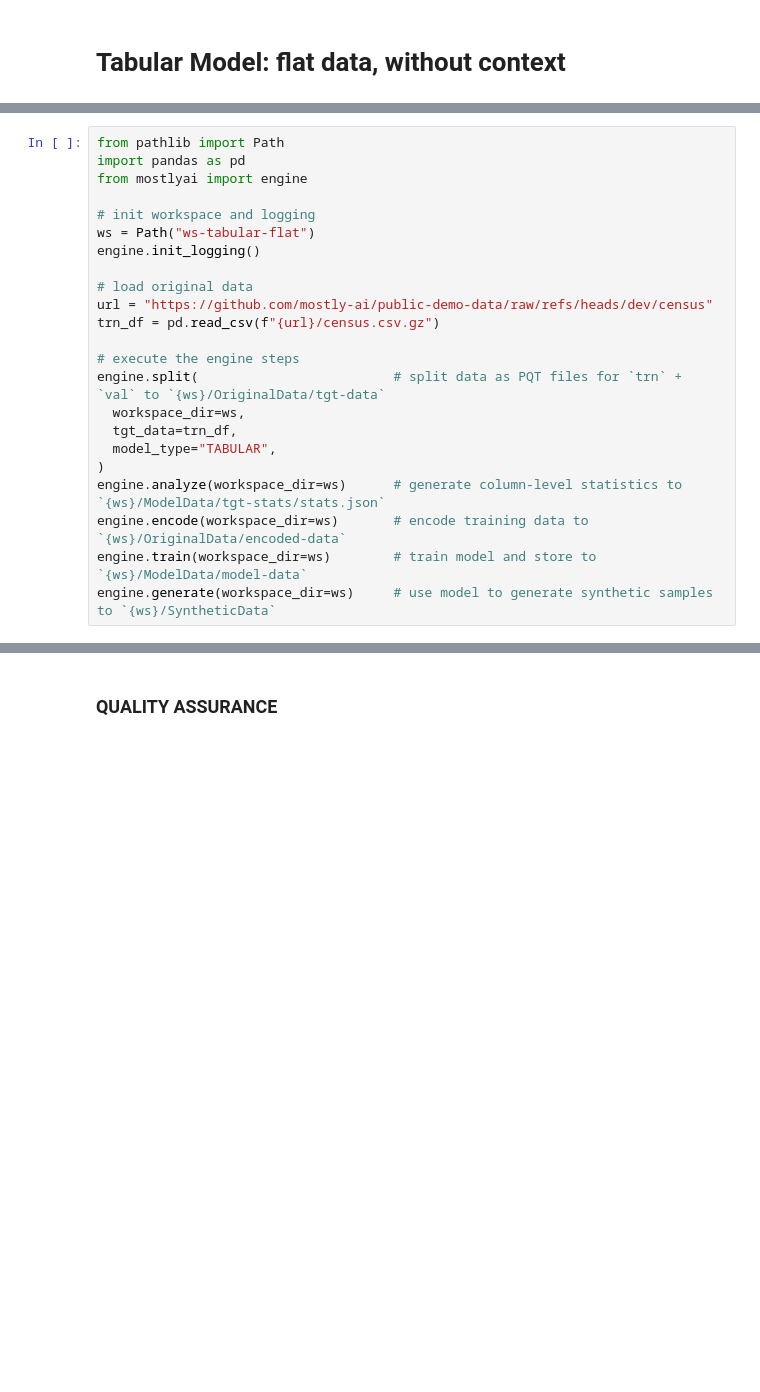
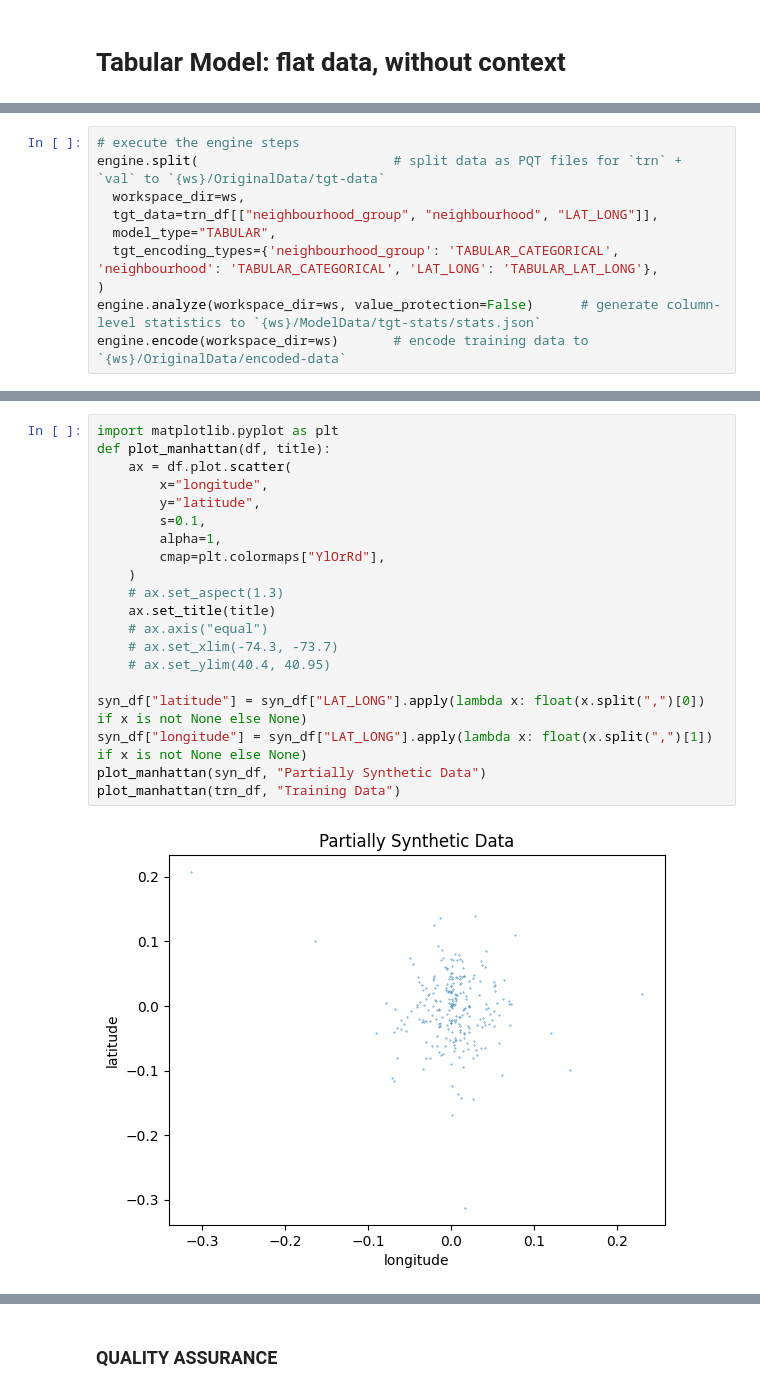
Before and after one commit to mostly-ai/mostlyai-engine, a Jupyter notebook: examples/flat.ipynb, the cells around one changed output, grey strips where cells are left out. Drawn from its saved outputs; the diff is of its cells as text; blank space fills up the shorter version.

```diff
--- a/examples/flat.ipynb
+++ b/examples/flat.ipynb
@@ -5,23 +43,10 @@
 # %%
-from pathlib import Path
-import pandas as pd
-from mostlyai import engine
-
-# init workspace and logging
-ws = Path("ws-tabular-flat")
-engine.init_logging()
-
-# load original data
-url = "https://github.com/mostly-ai/public-demo-data/raw/refs/heads/dev/census"
-trn_df = pd.read_csv(f"{url}/census.csv.gz")
-
 # execute the engine steps
 engine.split(                         # split data as PQT files for `trn` + `val` to `{ws}/OriginalData/tgt-data`
   workspace_dir=ws,
-  tgt_data=trn_df,
+  tgt_data=trn_df[["neighbourhood_group", "neighbourhood", "LAT_LONG"]],
   model_type="TABULAR",
+  tgt_encoding_types={'neighbourhood_group': 'TABULAR_CATEGORICAL', 'neighbourhood': 'TABULAR_CATEGORICAL', 'LAT_LONG': 'TABULAR_LAT_LONG'},
 )
-engine.analyze(workspace_dir=ws)      # generate column-level statistics to `{ws}/ModelData/tgt-stats/stats.json`
+engine.analyze(workspace_dir=ws, value_protection=False)      # generate column-level statistics to `{ws}/ModelData/tgt-stats/stats.json`
 engine.encode(workspace_dir=ws)       # encode training data to `{ws}/OriginalData/encoded-data`
-engine.train(workspace_dir=ws)        # train model and store to `{ws}/ModelData/model-data`
-engine.generate(workspace_dir=ws)     # use model to generate synthetic samples to `{ws}/SyntheticData`
@@ -31,0 +152,22 @@ syn_df.head(5)
+# %%
+import matplotlib.pyplot as plt
+def plot_manhattan(df, title):
+    ax = df.plot.scatter(
+        x="longitude",
+        y="latitude",
+        s=0.1,
+        alpha=1,
+        cmap=plt.colormaps["YlOrRd"],
+    )
+    # ax.set_aspect(1.3)
+    ax.set_title(title)
+    # ax.axis("equal")
+    # ax.set_xlim(-74.3, -73.7)
+    # ax.set_ylim(40.4, 40.95)
+
+syn_df["latitude"] = syn_df["LAT_LONG"].apply(lambda x: float(x.split(",")[0]) if x is not None else None)
+syn_df["longitude"] = syn_df["LAT_LONG"].apply(lambda x: float(x.split(",")[1]) if x is not None else None)
+plot_manhattan(syn_df, "Partially Synthetic Data")
+plot_manhattan(trn_df, "Training Data")
+# %% [output]
+[figure, added]
```
Also changed, not shown: parts of 10 cells of this notebook, 4 other files.
